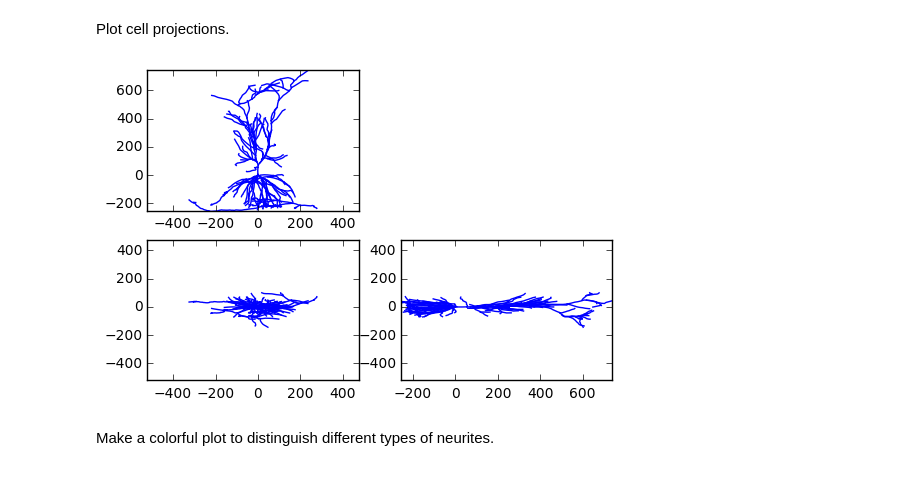
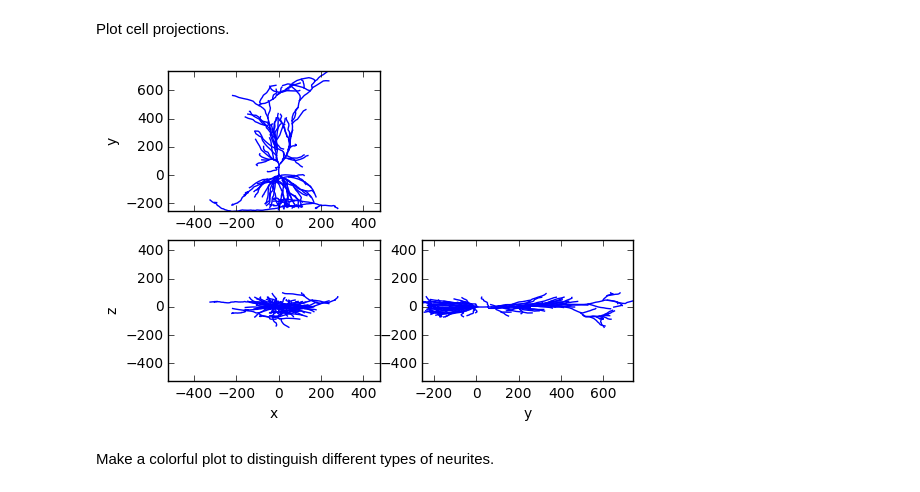
Before and after one commit to a1eko/morphon, a Jupyter notebook: examples/examples.ipynb, the cells around one changed output. Cells and saved outputs as stored; diff of their text form; code cells hidden in the pictures.

```diff
--- a/examples/examples.ipynb
+++ b/examples/examples.ipynb
@@ -44,13 +44,17 @@ Plot cell projections.
 # %%
 fig = plt.figure()
 ax = plt.subplot(2, 2, 1)
+ax.set_ylabel('y')
 morphon.plot(m, ax, projection='xy', equal_scales=True)
 ax = plt.subplot(2, 2, 3)
+ax.set_ylabel('z')
+ax.set_xlabel('x')
 morphon.plot(m, ax, projection='xz', equal_scales=True)
 ax = plt.subplot(2, 2, 4)
+ax.set_xlabel('y')
 morphon.plot(m, ax, projection='yz', equal_scales=True)
 # %% [output]
-[figure, old version]
+[figure, new version]
 # %% [markdown]
 Make a colorful plot to distinguish different types of neurites.
 # %%
```
Also changed, not shown: 4 other files.
